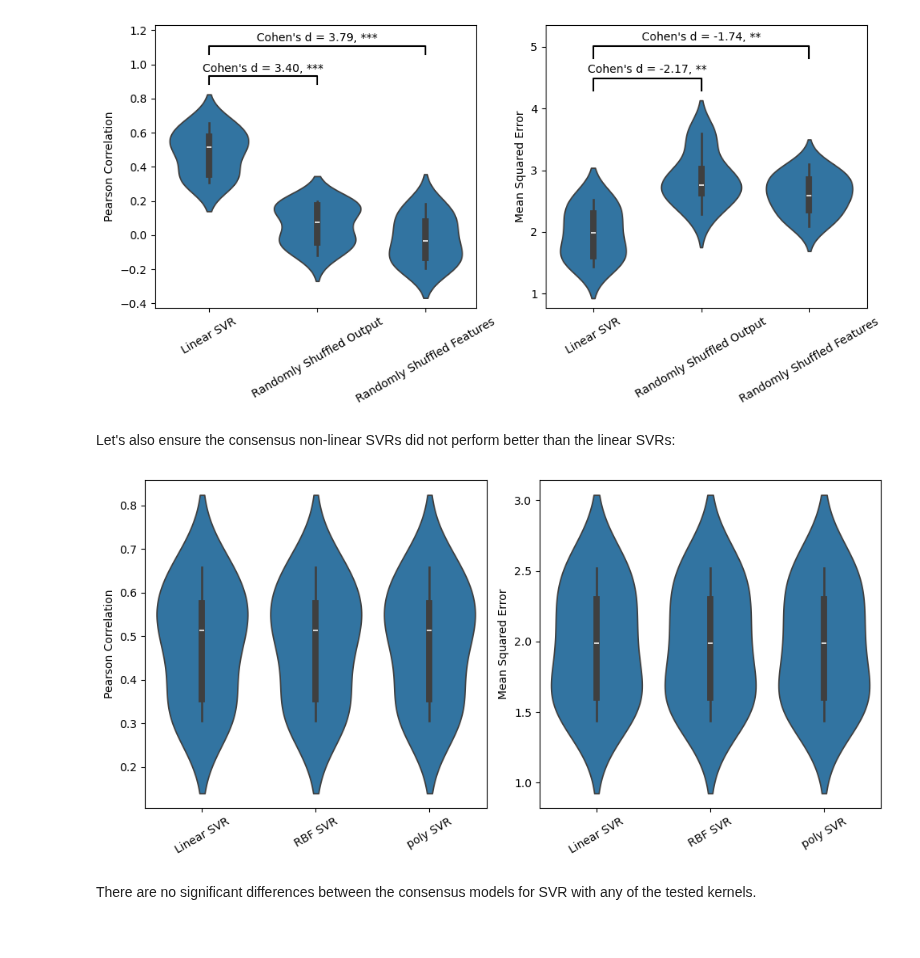
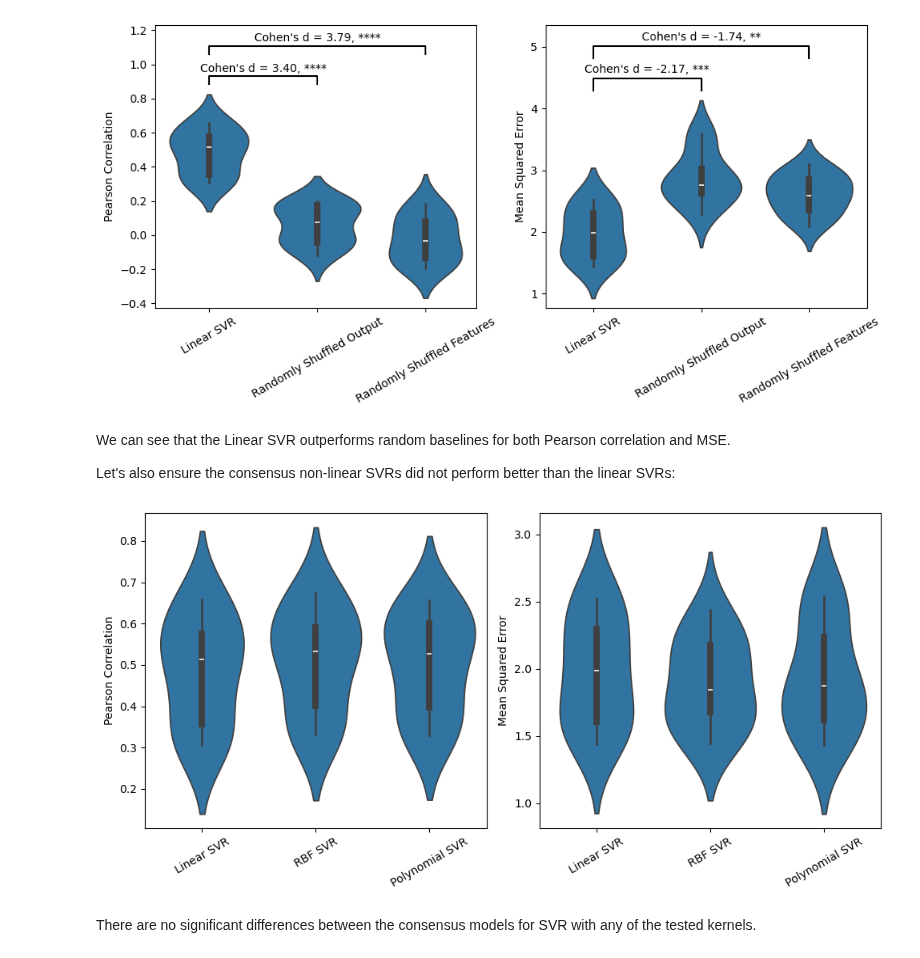
Before and after one commit to hmbaghdassarian/metastatic_potential, a Jupyter notebook: notebooks/A_rna_prediction/03_predict_transcriptomics.ipynb, the cells around one changed output. Saved outputs shown, nothing was run; the diff lists cells and outputs as text; code cells hidden in the pictures.

```diff
--- a/notebooks/A_rna_prediction/03_predict_transcriptomics.ipynb
+++ b/notebooks/A_rna_prediction/03_predict_transcriptomics.ipynb
@@ -526,3 +529,6 @@ for k, (train_idx, test_idx) in tqdm(enumerate(outer_cv.split(X, y))):
+# %%
+best_res_df = pd.read_csv(os.path.join(data_path, 'processed', 'transcriptomics_consensus_performance.csv'),
+                         index_col = 0)
 # %%
 best_res_df.test_corr.mean()
 # %% [output]
@@ -532,19 +538,33 @@ best_res_df.test_corr.median()
 # %% [output]
 np.float64(0.5131603752965854)
 # %%
-def get_stats(viz_df, random = True):
+def get_stats(viz_df, random: bool, metric_type):
     res_stats = pd.DataFrame(columns = ['comparison', 'pval', 'cohen_d'])
     mod_combs = list(itertools.combinations((viz_df['Model Type'].unique()), 2))
     if random:
         mod_combs = [mc for mc in mod_combs if '_'.join(mc).count('Randomly') == 1] # exclude comparison between random
+
+        if metric_type == 'Pearson Correlation':
+            alternative = 'greater'
+        elif metric_type == 'Mean Squared Error':
+            alternative = 'less'
+
+        # reorder
+        shared_element = 'Linear SVR'
+        mod_combs = [
+            (shared_element, elem[0]) if elem[1] == shared_element else (shared_element, elem[1])
+            for elem in mod_combs
+        ]
+
     else:
-         mod_combs = [mc for mc in mod_combs if '_'.join(mc).count('Linear') != 0]
+        alternative = 'two-sided'
+        mod_combs = [mc for mc in mod_combs if '_'.join(mc).count('Linear') != 0]
 
     for mc in mod_combs:
         a = viz_df[viz_df['Model Type'] == mc[0]].iloc[:, 1]
         b = viz_df[viz_df['Model Type'] == mc[1]].iloc[:, 1]
 
-        pval = stats.mannwhitneyu(a,b).pvalue
+        pval = stats.mannwhitneyu(a,b, alternative = alternative).pvalue
         cd = cohen_d(a,b)
 
         res_stats.loc[res_stats.shape[0], :] = [mc, pval, cd]
@@ -578,7 +598,7 @@ for i, (metric, viz_df) in enumerate(viz_dfs.items()):
                              'random_X_test_' +mmap[metric]: 'Randomly Shuffled Features'})
 
     # get statistics
-    res_stats, mod_combs = get_stats(viz_df, random = True)
+    res_stats, mod_combs = get_stats(viz_df, random = True, metric_type = metric)
 
     sns.violinplot(data = viz_df, x = 'Model Type', y = metric, ax = ax[i])
 
@@ -630,6 +650,8 @@ fig.tight_layout()
 # %% [output]
 [figure]
 # %% [markdown]
+We can see that the Linear SVR outperforms random baselines for both Pearson correlation and MSE.
+
 Let's also ensure the consensus non-linear SVRs did not perform better than the linear SVRs:
 # %%
 viz_df = best_res_df[[col for col in best_res_df if 'test' in col or col == 'fold']]
@@ -653,10 +675,12 @@ for i, (metric, viz_df) in enumerate(viz_dfs.items()):
     # some formatting
     viz_df['Model Type'] = viz_df['Model Type'].map({'test_' +mmap[metric]: 'Linear SVR',
                               '_'.join(['test', mmap[metric], 'rbf']): 'RBF SVR',
-                             '_'.join(['test', mmap[metric], 'poly']): 'poly SVR'})
+                             '_'.join(['test', mmap[metric], 'poly']): 'Polynomial SVR'})
 
     # get statistics
-    res_stats, mod_combs = get_stats(viz_df, random = False)
+    res_stats, mod_combs = get_stats(viz_df, random = False,
+                                     metric_type = None # always two-sided
+                                    )
 
     sns.violinplot(data = viz_df, x = 'Model Type', y = metric, ax = ax[i])
 
@@ -679,33 +703,33 @@ for i, (metric, viz_df) in enumerate(viz_dfs.items()):
         fdr = res_stats[res_stats.comparison == (comp1, comp2)]['fdr'].values[0]
         cd = res_stats[res_stats.comparison == (comp1, comp2)]['cohen_d'].values[0]
 
         significance = "N.S."
         if fdr <= 1e-4:
             significance = "****"
         elif fdr <= 0.001:
             significance = "***"
         elif fdr <= 0.01:
             significance = "**"
         elif fdr <= 0.1:
             significance = "*"
 
         if significance != 'N.S.':
 #             y_pos = y+(sig_counter*0.15)
             y_pos = y+(sig_counter*unit_map['y_pos_scale_0'][metric])
             ax[i].plot([x_pos[comp1], x_pos[comp1], x_pos[comp2], x_pos[comp2]],
                        [y_pos, y_pos+h, y_pos+h, y_pos],
                        lw=1.5, c='black')
             y_pos*=unit_map['y_pos_scale'][metric]
             ax[i].text(x_mid, y_pos + h, f"Cohen's d = {cd:.2f}, " + significance,
                     ha='center', va='bottom', fontsize=10)
             sig_counter += 1
     if sig_counter != 0:
         ax[i].set_ylim(y_lower, y_pos*unit_map['y_max_scale'][metric])
     ax[i].set_xlabel('')
 
 
 fig.tight_layout()
 # %% [output]
-[figure, old version]
+[figure, new version]
 # %% [markdown]
 There are no significant differences between the consensus models for SVR with any of the tested kernels.
```
Also changed, not shown: parts of 2 cells of this notebook, 8 other files.
